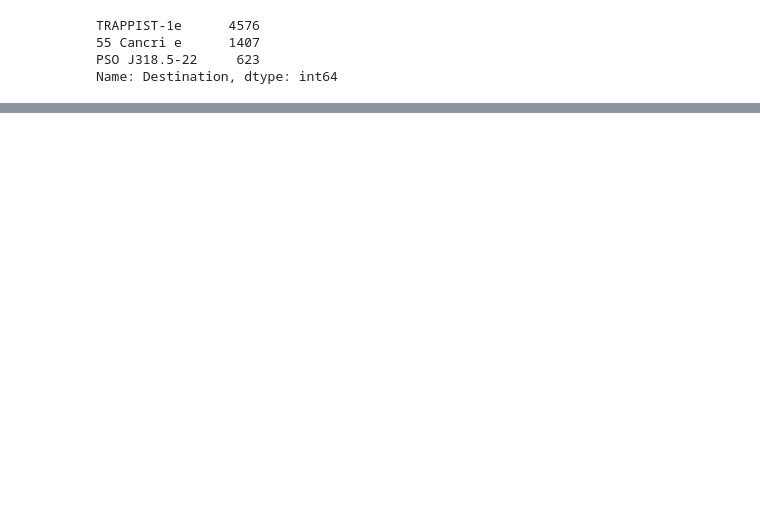
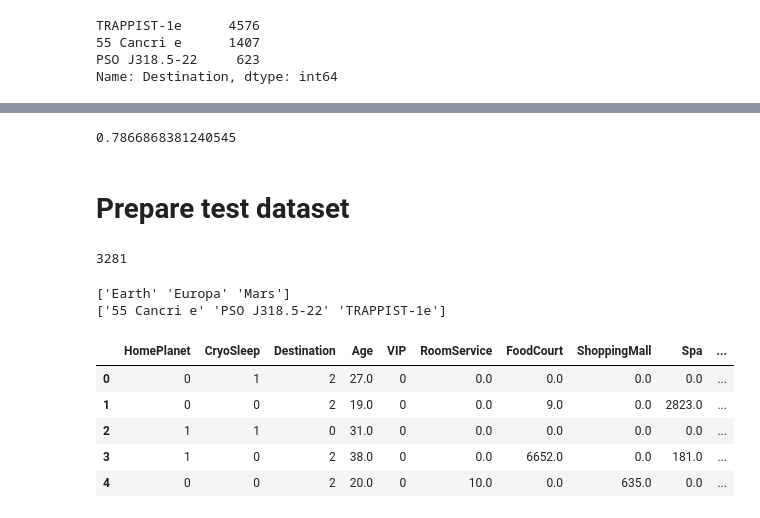
Before and after one commit to manoloacademia/spaceship_titanic, a Jupyter notebook: spaceship_titanic.ipynb, the cells around one changed output, grey strips where cells are left out. Saved outputs shown, nothing was run; the diff lists cells and outputs as text; code cells hidden in the pictures; blank space fills up the shorter version.

```diff
--- a/spaceship_titanic.ipynb
+++ b/spaceship_titanic.ipynb
@@ -287,0 +272,38 @@ X_train, X_test, y_train, y_test = train_test_split(X, y, test_size=0.2, random_
+# %%
+from sklearn.metrics import accuracy_score
+accuracy_score(y_val, predictions)
+# %% [output]
+0.7866868381240545
+# %% [markdown]
+# Prepare test dataset
+# %%
+test = pd.read_csv('test.csv')
+test = test.fillna()
+test_ids = test['PassengerId']
+# %%
+len(test_ids)
+# %% [output]
+3281
+# %%
+def clean(df: pd.DataFrame):
+    df = df.drop(['PassengerId', 'Cabin', 'Name'], axis=1)
+    cats = ['HomePlanet', 'Destination']
+    to_num = ['CryoSleep', 'VIP']
+    for cat in cats:
+        df[cat] = le.fit_transform(df[cat])
+        print(le.classes_)
+    for col in to_num:
+        df[col] = df[col].astype(bool).astype(int)
+    return df
+# %%
+test = clean(test)
+test.head(5)
+# %% [output]
+['Earth' 'Europa' 'Mars']
+['55 Cancri e' 'PSO J318.5-22' 'TRAPPIST-1e']
+|  | HomePlanet | CryoSleep | Destination | Age | VIP | RoomService | FoodCourt | ShoppingMall | Spa | ... |
+| 0 | 0 | 1 | 2 | 27.0 | 0 | 0.0 | 0.0 | 0.0 | 0.0 | ... |
+| 1 | 0 | 0 | 2 | 19.0 | 0 | 0.0 | 9.0 | 0.0 | 2823.0 | ... |
+| 2 | 1 | 1 | 0 | 31.0 | 0 | 0.0 | 0.0 | 0.0 | 0.0 | ... |
+| 3 | 1 | 0 | 2 | 38.0 | 0 | 0.0 | 6652.0 | 0.0 | 181.0 | ... |
+| 4 | 0 | 0 | 2 | 20.0 | 0 | 10.0 | 0.0 | 635.0 | 0.0 | ... |
```
Also changed, not shown: parts of 17 cells of this notebook, 1 other file.
